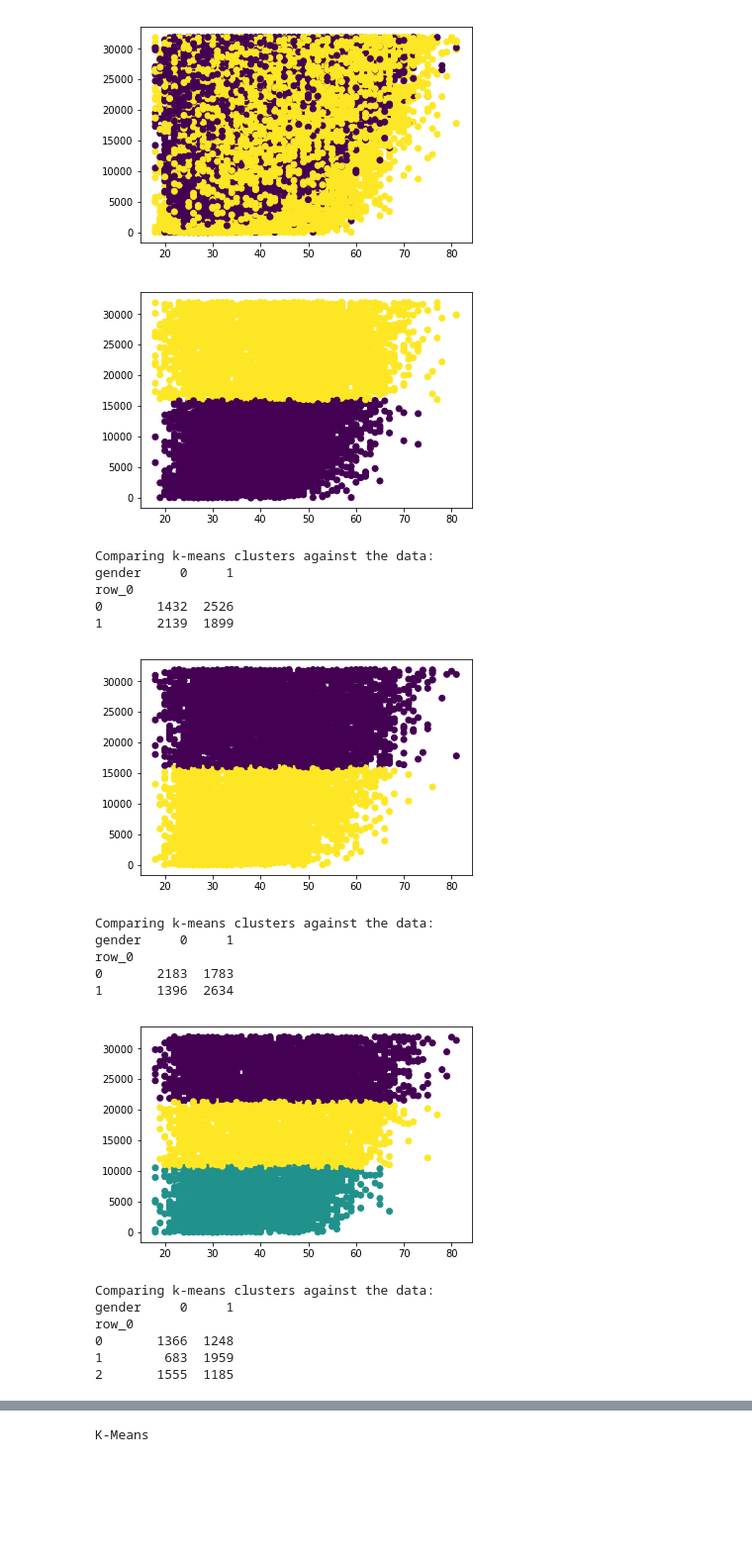
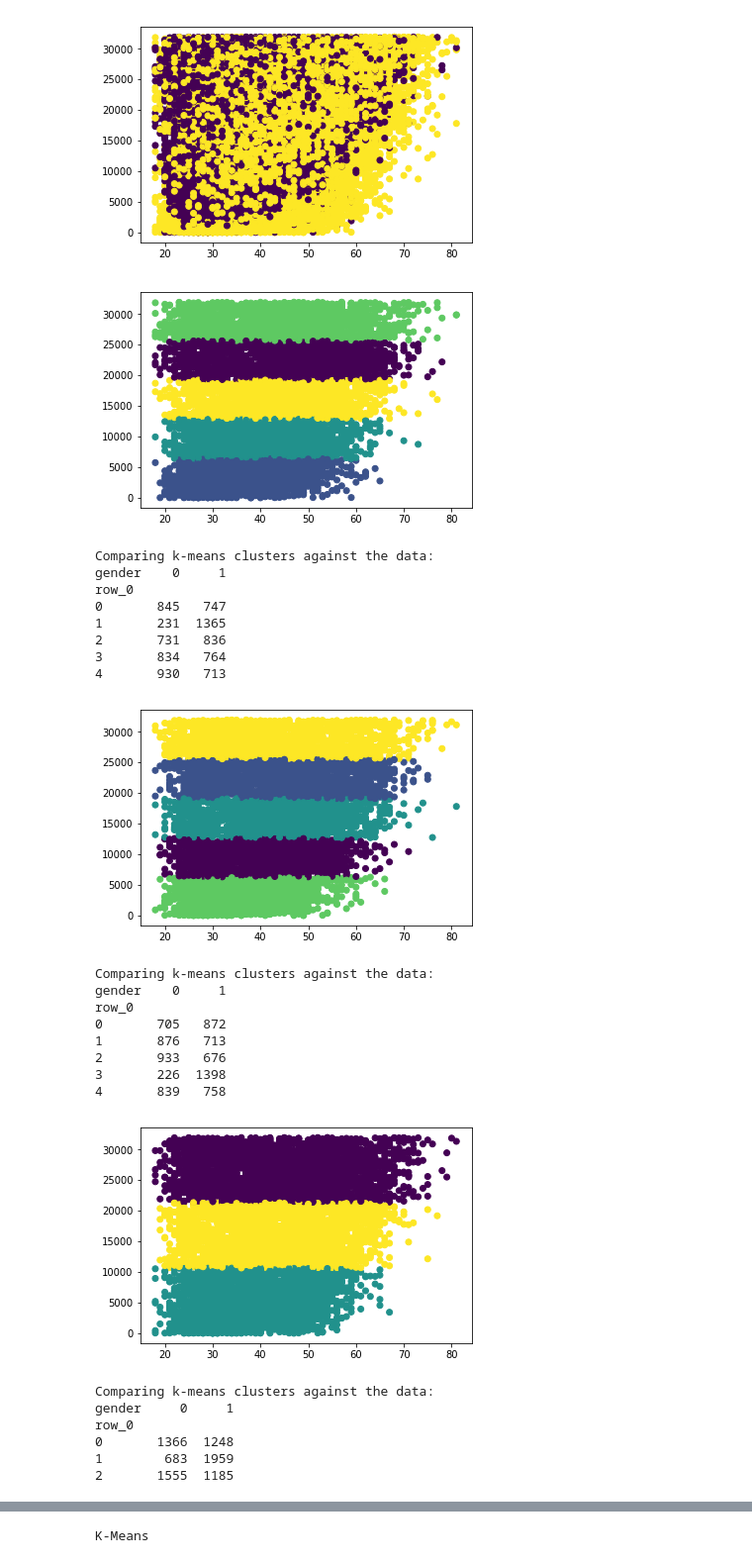
Before and after one commit to ebicher/Data-Science, a Jupyter notebook: Unsupervised_Learning/Clustering/BostonMarathon.ipynb, the cells around one changed output, grey strips where cells are left out. Shown at 99% size. Cells and saved outputs as stored; diff of their text form; code cells hidden in the pictures; blank space fills up the shorter version.

```diff
--- a/Unsupervised_Learning/Clustering/BostonMarathon.ipynb
+++ b/Unsupervised_Learning/Clustering/BostonMarathon.ipynb
@@ -197,7 +197,7 @@ plt.show()
 # %% [output]
 [figure]
 # %%
-y_pred1 = KMeans(n_clusters=2, random_state=42).fit_predict(X1)
+y_pred1 = KMeans(n_clusters=5, random_state=42).fit_predict(X1)
 
 plt.scatter(X1[:, 0], X1[:, 1], c=y_pred1)
 plt.show()
@@ -206,45 +206,51 @@ plt.show()
 print('Comparing k-means clusters against the data:')
 print(pd.crosstab(y_pred1, y1))
 
-y_pred2 = KMeans(n_clusters=2, random_state=42).fit_predict(X2)
+y_pred2 = KMeans(n_clusters=5, random_state=42).fit_predict(X2)
 
 plt.scatter(X2[:, 0], X2[:, 1], c=y_pred2)
 plt.show()
 
 
 print('Comparing k-means clusters against the data:')
 print(pd.crosstab(y_pred2, y2))
 
 y_pred3 = KMeans(n_clusters=3, random_state=42).fit_predict(X3)
 
 plt.scatter(X3[:, 0], X3[:, 1], c=y_pred3)
 plt.show()
 
 
 print('Comparing k-means clusters against the data:')
 print(pd.crosstab(y_pred3, y3))
 
 y_pred4 = KMeans(n_clusters=2, random_state=42).fit_predict(X4)
 
 plt.scatter(X4[:, 0], X4[:, 1], c=y_pred4)
 plt.show()
 
 
 print('Comparing k-means clusters against the data:')
 print(pd.crosstab(y_pred4, y4))
 # %% [output]
-[figure, old version]
+[figure, new version]
 Comparing k-means clusters against the data:
-gender     0     1
+gender    0     1
 row_0
-0       1432  2526
-1       2139  1899
+0       845   747
+1       231  1365
+2       731   836
+3       834   764
+4       930   713
-[figure, old version]
+[figure, new version]
 Comparing k-means clusters against the data:
-gender     0     1
+gender    0     1
 row_0
-0       2183  1783
-1       1396  2634
+0       705   872
+1       876   713
+2       933   676
+3       226  1398
+4       839   758
 [figure]
 Comparing k-means clusters against the data:
 gender     0     1
```
Also changed, not shown: 5 other files.
